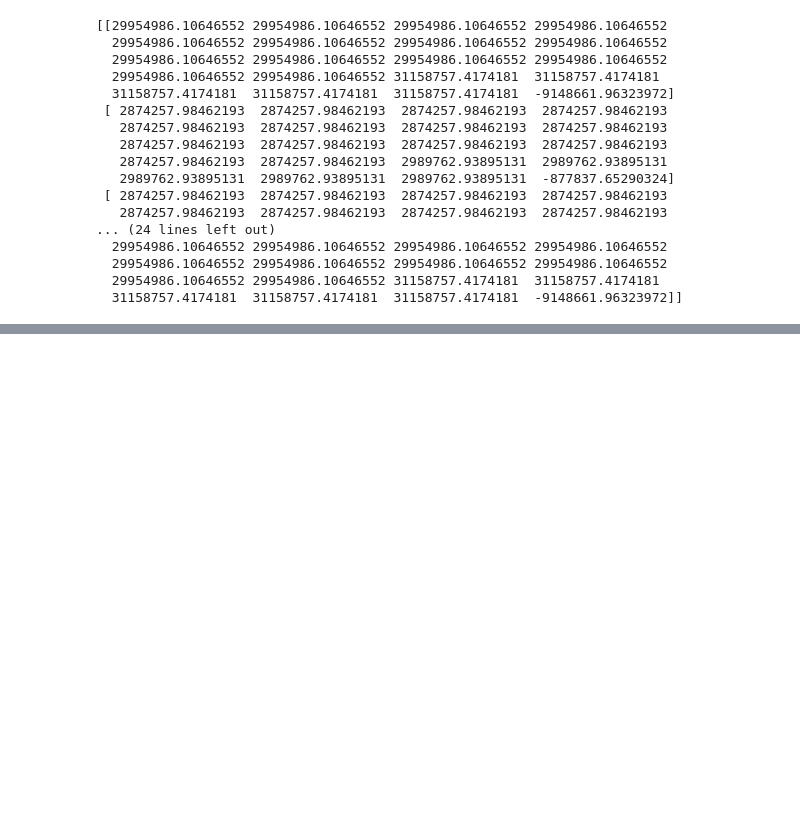
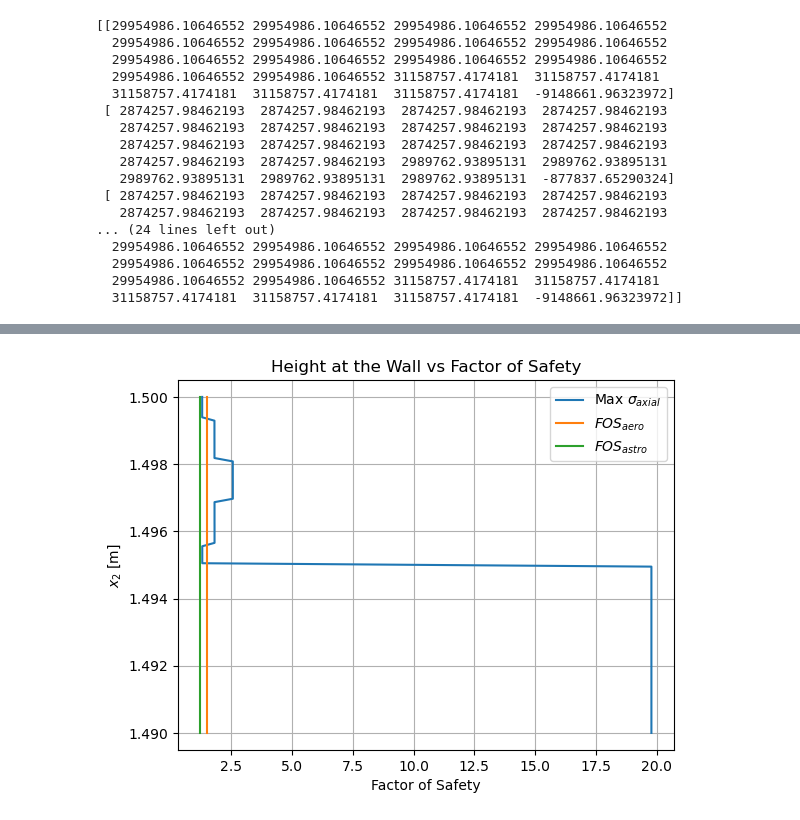
Before and after one commit to Nick-M-R/EAE135, a Jupyter notebook: EAE135_Project2_CalculationsandPlots.ipynb, the cells around one changed output, grey strips where cells are left out. Drawn from its saved outputs; the diff is of its cells as text; code cells hidden in the pictures; blank space fills up the shorter version.

```diff
--- a/EAE135_Project2_CalculationsandPlots.ipynb
+++ b/EAE135_Project2_CalculationsandPlots.ipynb
@@ -434,0 +474,14 @@ sigmaS_al = 289.6e6 #Pa
+# %%
+# plot the FoS along the height
+plt.figure()
+plt.title('Height at the Wall vs Factor of Safety')
+plt.xlabel('Factor of Safety')
+plt.ylabel('$x_2$ [m]')
+plt.plot(FoS_max, y_span,label='Max $\\sigma_{axial}$')
+plt.plot(AeroFOS, y_span,label='$FOS_{aero}$')
+plt.plot(AstroFOS, y_span, label='$FOS_{astro}$')
+plt.legend()
+plt.grid()
+plt.show()
+# %% [output]
+[figure, added]
```
Also changed, not shown: parts of 3 cells of this notebook.
